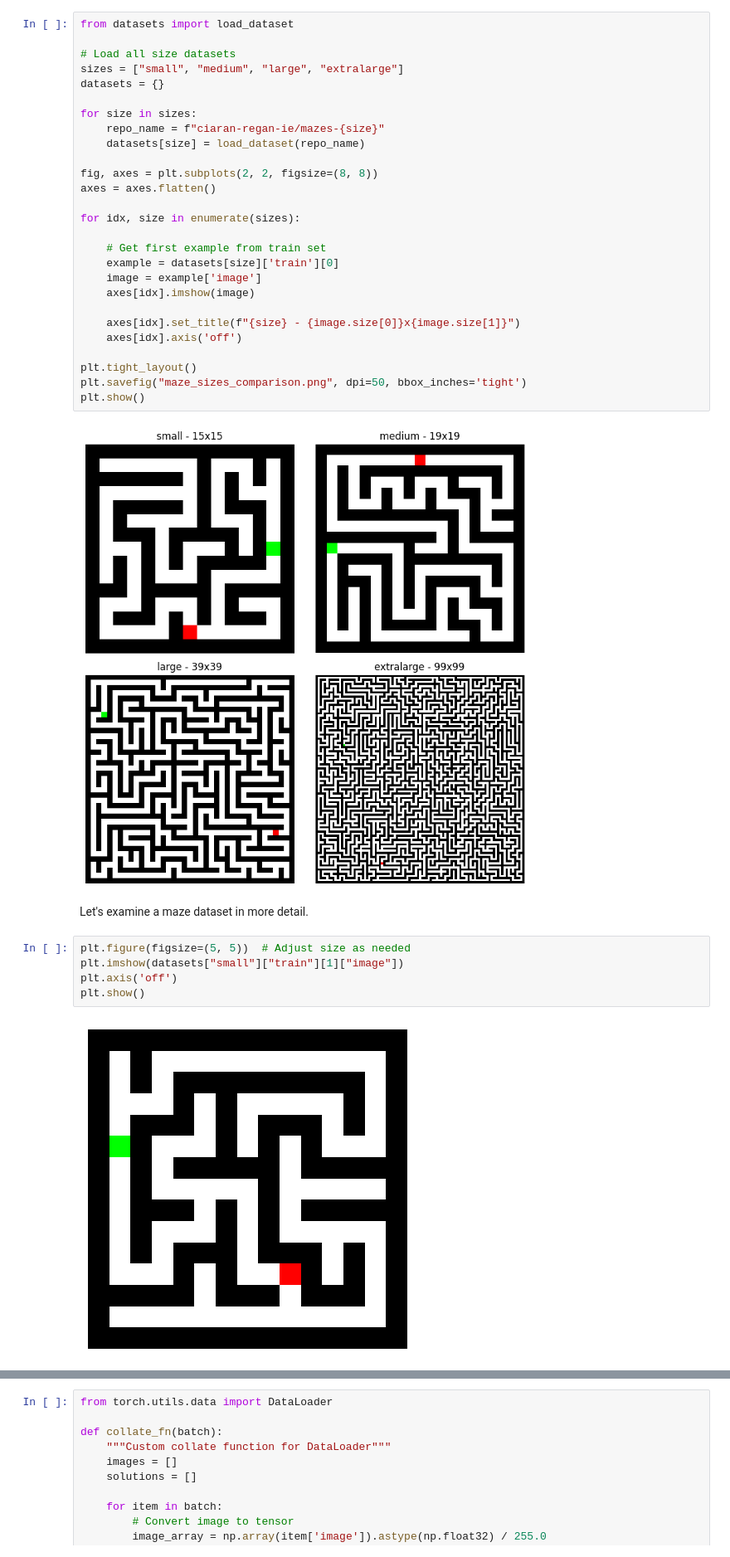
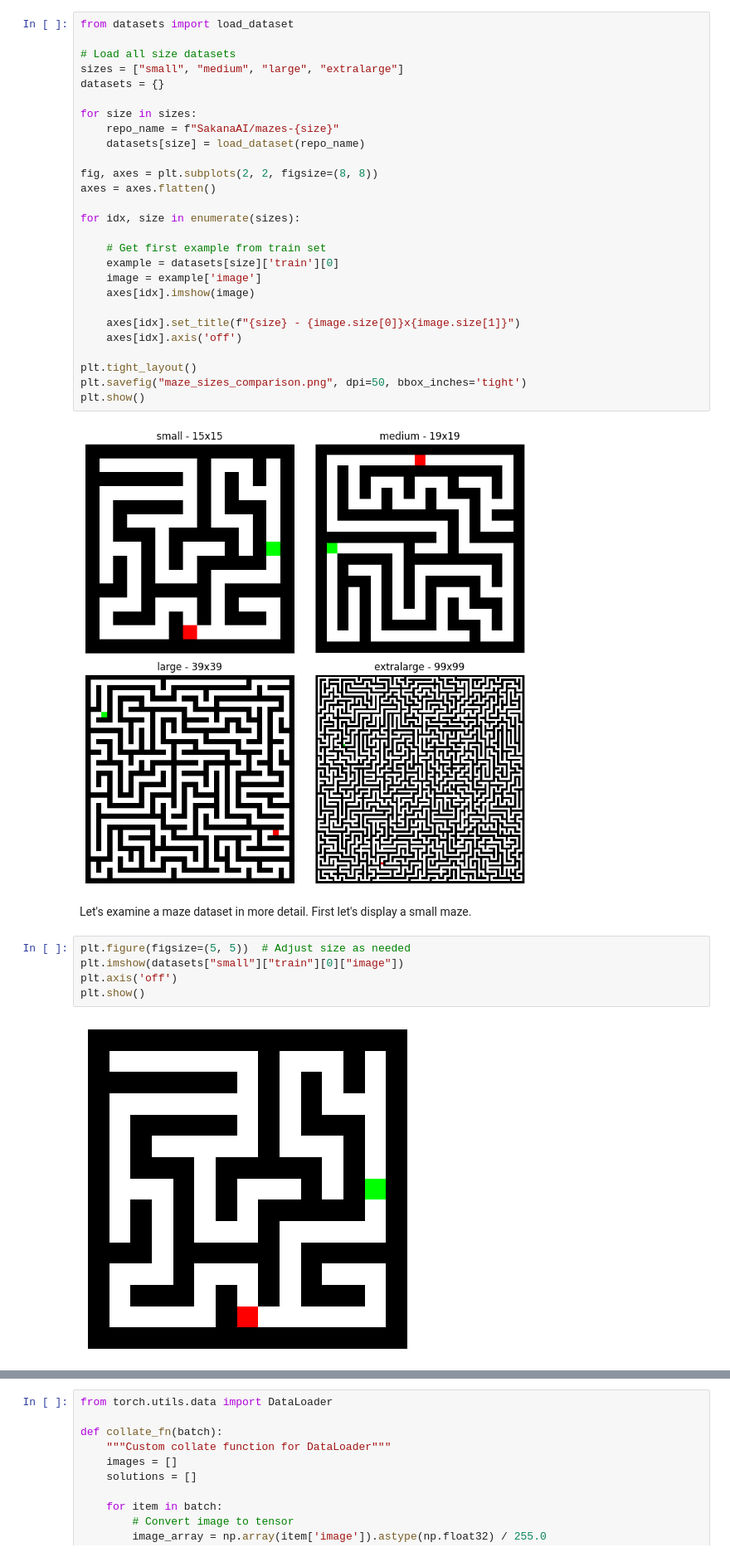
Before and after one commit to SakanaAI/continuous-thought-machines, a Jupyter notebook: examples/05_huggingface.ipynb, the cells around one changed output, grey strips where cells are left out. Shown at 83% size. Drawn from its saved outputs; the diff is of its cells as text.

```diff
--- a/examples/05_huggingface.ipynb
+++ b/examples/05_huggingface.ipynb
@@ -136,7 +467,7 @@ sizes = ["small", "medium", "large", "extralarge"]
 datasets = {}
 
 for size in sizes:
-    repo_name = f"ciaran-regan-ie/mazes-{size}"
+    repo_name = f"SakanaAI/mazes-{size}"
     datasets[size] = load_dataset(repo_name)
 
 fig, axes = plt.subplots(2, 2, figsize=(8, 8))
@@ -158,11 +489,11 @@ plt.show()
 # %% [output]
 [figure]
 # %% [markdown]
-Let's examine a maze dataset in more detail.
+Let's examine a maze dataset in more detail. First let's display a small maze.
 # %%
 plt.figure(figsize=(5, 5))  # Adjust size as needed
-plt.imshow(datasets["small"]["train"][1]["image"])
+plt.imshow(datasets["small"]["train"][0]["image"])
 plt.axis('off')
 plt.show()
 # %% [output]
-[figure, old version]
+[figure, new version]
```
Also changed, not shown: parts of 14 cells of this notebook, 1 other file.
